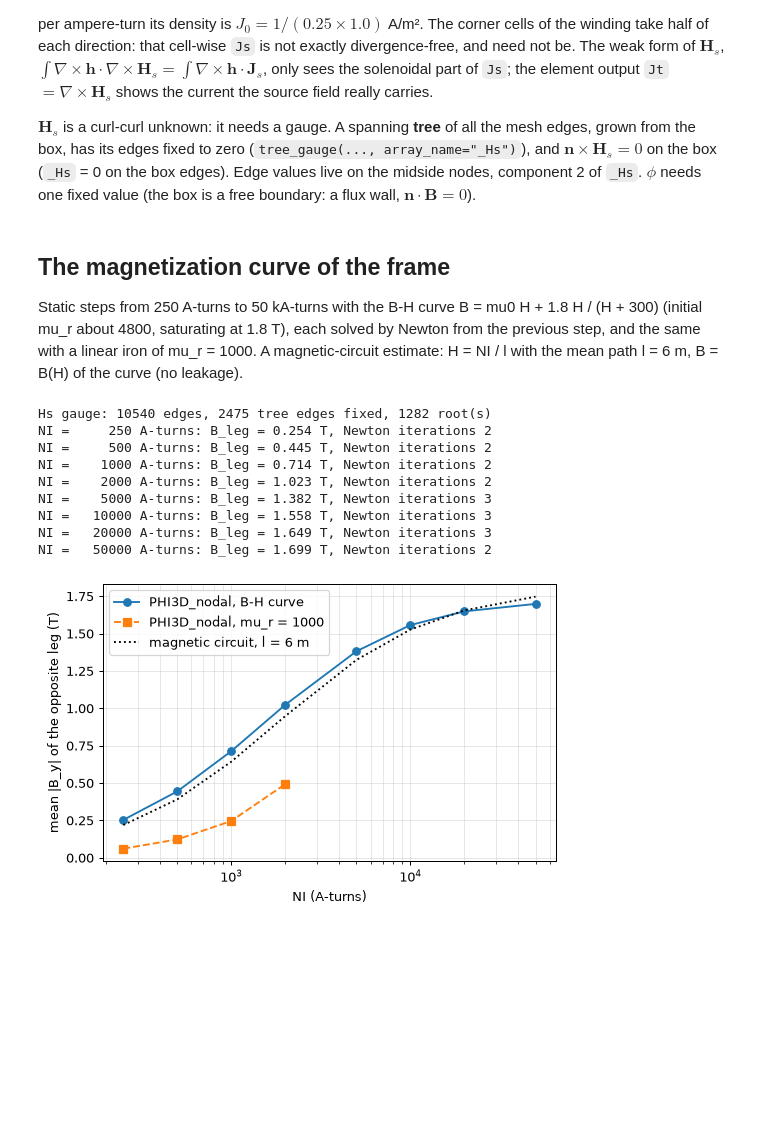
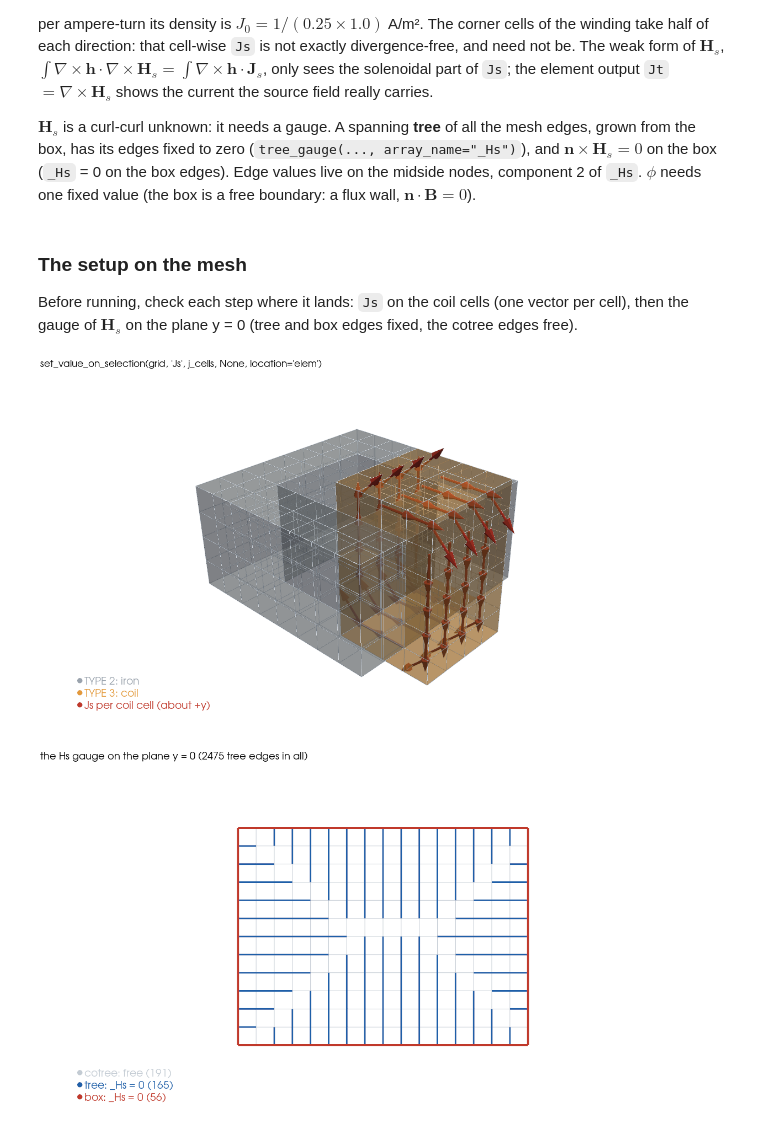
Before and after one commit to AlbertoBittes/pyTEC3D, a Jupyter notebook: docs/tutorials/tutorial_scalar_potential.ipynb, the cells around one changed output. Cells and saved outputs as stored; diff of their text form; code cells hidden in the pictures; blank space fills up the shorter version.

```diff
--- a/docs/tutorials/tutorial_scalar_potential.ipynb
+++ b/docs/tutorials/tutorial_scalar_potential.ipynb
@@ -184,36 +187,39 @@ def run(ni_list, bh=True, hs_given=False, log="core.log"):
         solver.close()
     return out
 # %% [markdown]
-## The magnetization curve of the frame
+### The setup on the mesh
 
-Static steps from 250 A-turns to 50 kA-turns with the B-H curve B = mu0 H + 1.8 H / (H + 300) (initial mu_r about
-4800, saturating at 1.8 T), each solved by Newton from the previous step, and the same with a linear iron of
-mu_r = 1000. A magnetic-circuit estimate: H = NI / l with the mean path l = 6 m, B = B(H) of the curve (no leakage).
+Before running, check each step where it lands: ``Js`` on the coil cells (one vector per cell), then the gauge of
+$\mathbf{H}_s$ on the plane y = 0 (tree and box edges fixed, the cotree edges free).
 # %%
-ni = np.array([250.0, 500.0, 1e3, 2e3, 5e3, 1e4, 2e4, 5e4])
-nonlinear = run(ni, bh=True, log="nonlinear.log")
-linear = run(ni[:4], bh=False, log="linear.log")
-info = nonlinear["info"]
-print(f"Hs gauge: {info['num_edges']} edges, {info['num_tree']} tree edges fixed, {info['num_roots']} root(s)")
-for k, (n, b, it) in enumerate(zip(ni, nonlinear["B"], nonlinear["newton"])):
-    print(f"NI = {n:7.0f} A-turns: B_leg = {b:.3f} T, Newton iterations {it}")
+solver = new_solver("core_3D_phi", "look.log")
+grid = solver.model.mesh
+c = meshes.cell_centroids(grid)
+selection.select(grid, "TYPE", 3, location="elem")
+coil = selection.selected_ids(grid, "elem")
+selection.set_value_on_selection(grid, "Js", coil_current(c, np.isin(np.arange(len(c)), coil))[coil], None, location="elem")
+(view(grid, regions={2: "iron", 3: "coil"})
+ .vectors(c[coil], meshes.array_values(grid, "Js", "elem")[coil], label="Js per coil cell (about +y)")
+ .show("set_value_on_selection(grid, 'Js', j_cells, None, location='elem')",
+       view=[(4.0, -4.0, 3.0), (0.3, 0.0, 0.0), (0, 0, 1)]))
 
-estimate = np.interp(ni / 6.0, BH[:, 0], BH[:, 1])
-fig, ax = plt.subplots(figsize=(6.5, 4))
-ax.semilogx(ni, nonlinear["B"], "o-", label="PHI3D_nodal, B-H curve")
-ax.semilogx(ni[:4], linear["B"], "s--", label="PHI3D_nodal, mu_r = 1000")
-ax.semilogx(ni, estimate, "k:", label="magnetic circuit, l = 6 m")
-ax.set_xlabel("NI (A-turns)"); ax.set_ylabel("mean |B_y| of the opposite leg (T)"); ax.grid(True, which="both", alpha=0.3)
-ax.legend(); plt.show()
+selection.select_all(grid); selection.nsel_ext(grid)
+box = selection.selected_ids(grid)
+info = tree_gauge.tree_gauge(grid, array_name="_Hs")
+selection.set_value_on_selection(grid, "_Hs", 0.0, 2)
+xyz = meshes.points(grid)
+mids, start, end = tree_gauge.edges(grid)
+tree = meshes.array_values(grid, "TREE", "node")[mids] == 1
+plane = (np.abs(xyz[start, 1]) < 1e-9) & (np.abs(xyz[end, 1]) < 1e-9)
+on_box = np.isin(mids, box)
+(view(grid, edges=False)
+ .edges(start[plane & ~tree & ~on_box], end[plane & ~tree & ~on_box], "#c3cbd3", "cotree: free", width=1)
+ .edges(start[plane & tree & ~on_box], end[plane & tree & ~on_box], "#1f5fa8", "tree: _Hs = 0")
+ .edges(start[plane & on_box], end[plane & on_box], "#c0392b", "box: _Hs = 0", width=4)
+ .show(f"the Hs gauge on the plane y = 0 ({info['num_tree']} tree edges in all)", view="xz"))
+with quietly():
+    solver.close()
 # %% [output]
-Hs gauge: 10540 edges, 2475 tree edges fixed, 1282 root(s)
-NI =     250 A-turns: B_leg = 0.254 T, Newton iterations 2
-NI =     500 A-turns: B_leg = 0.445 T, Newton iterations 2
-NI =    1000 A-turns: B_leg = 0.714 T, Newton iterations 2
-NI =    2000 A-turns: B_leg = 1.023 T, Newton iterations 2
-NI =    5000 A-turns: B_leg = 1.382 T, Newton iterations 3
-NI =   10000 A-turns: B_leg = 1.558 T, Newton iterations 3
-NI =   20000 A-turns: B_leg = 1.649 T, Newton iterations 3
-NI =   50000 A-turns: B_leg = 1.699 T, Newton iterations 2
-[figure, old version]
+[figure, new version]
+[figure, added]
 # %% [markdown]
```
Also changed, not shown: parts of 8 cells of this notebook, 37 other files.
